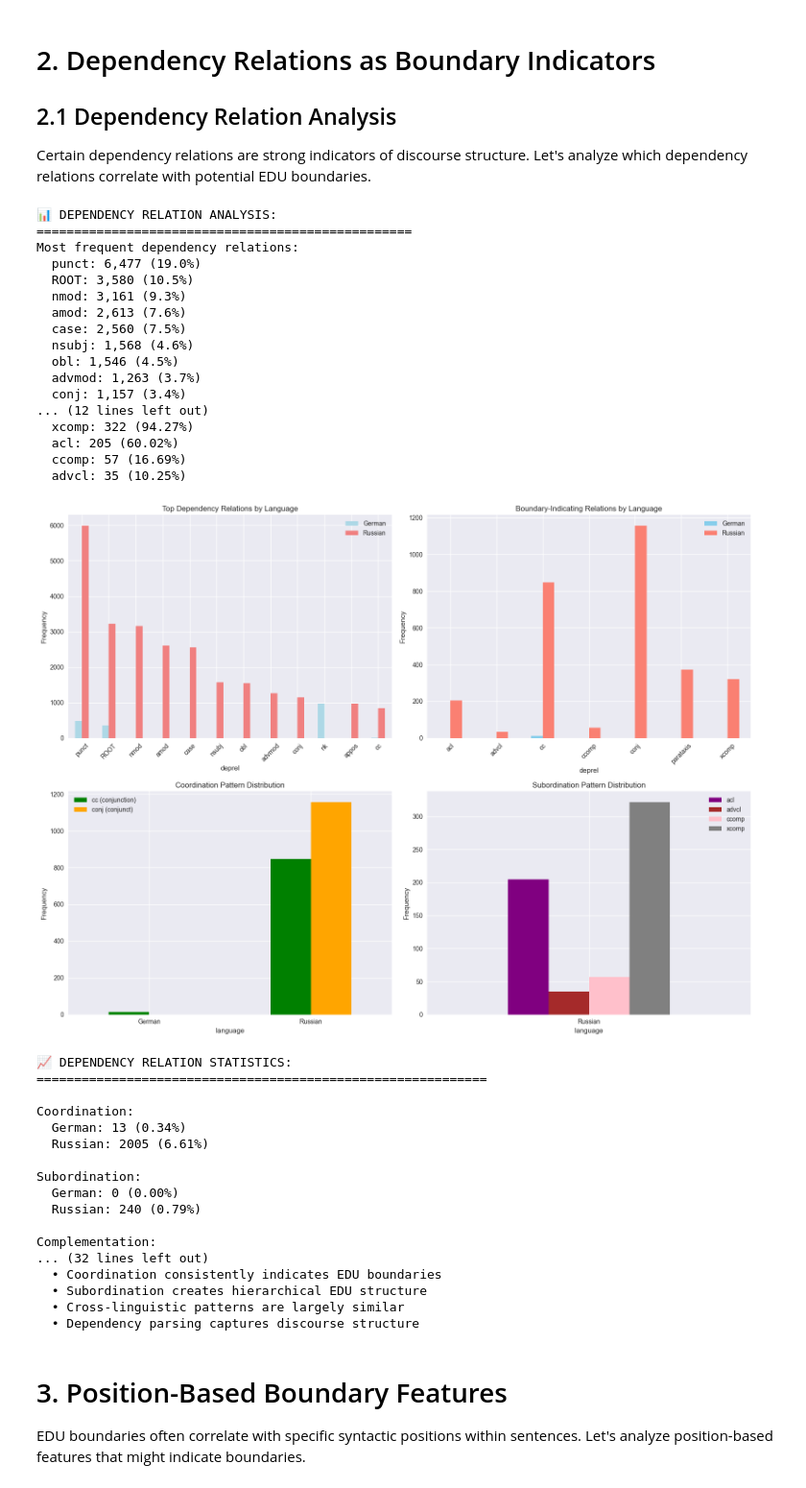
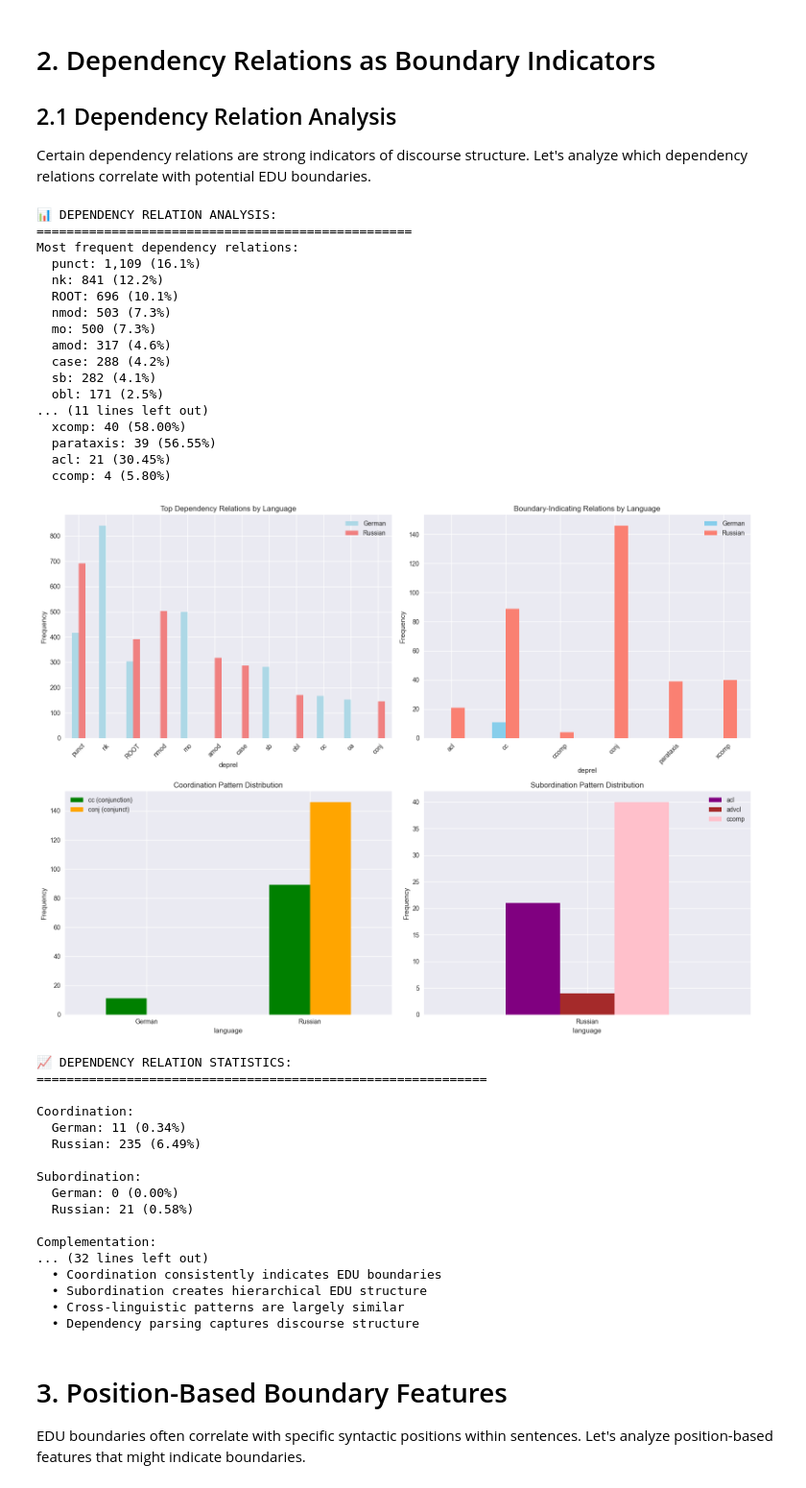
Before and after one commit to b-bblc/bachelor_thesis, a Jupyter notebook: notebooks/edu_boundary_detection.ipynb, the cells around one changed output. Shown: that part at 96% size. Drawn from its saved outputs; the diff is of its cells as text; code cells hidden in the pictures.

```diff
--- a/notebooks/edu_boundary_detection.ipynb
+++ b/notebooks/edu_boundary_detection.ipynb
@@ -220,16 +220,19 @@ print("🔧 Boundary detection functions defined!")
 # %% [output]
 🔧 Boundary detection functions defined!
 # %%
-# Load Data for Boundary Analysis
+# Load Data for Boundary Analysis (limit to first 300 sentences per corpus)
 print("🇩🇪 Loading German data for boundary analysis...")
 german_parsed_dir = Path("../results/results_german/parsed_dependencies")
 german_sentences = []
 
 if german_parsed_dir.exists():
-    for file_path in list(german_parsed_dir.glob("*.conllu"))[:20]:  # Limit to first 20 files for analysis
+    for file_path in german_parsed_dir.glob("*.conllu"):
         file_sentences = read_conllu_with_boundaries(file_path)
         german_sentences.extend(file_sentences)
-    print(f"✅ Loaded {len(german_sentences)} German sentences from {min(20, len(list(german_parsed_dir.glob('*.conllu'))))} files")
+        if len(german_sentences) >= 300:
+            german_sentences = german_sentences[:300]
+            break
+    print(f"✅ Loaded {len(german_sentences)} German sentences (limited to 300)")
 else:
     print("❌ German data directory not found")
 
@@ -238,10 +241,13 @@ russian_parsed_dir = Path("../results/results_russian/parsed_dependencies")
 russian_sentences = []
 
 if russian_parsed_dir.exists():
-    for file_path in list(russian_parsed_dir.glob("*.conllu"))[:20]:  # Limit to first 20 files for analysis
+    for file_path in russian_parsed_dir.glob("*.conllu"):
         file_sentences = read_conllu_with_boundaries(file_path)
         russian_sentences.extend(file_sentences)
-    print(f"✅ Loaded {len(russian_sentences)} Russian sentences from {min(20, len(list(russian_parsed_dir.glob('*.conllu'))))} files")
+        if len(russian_sentences) >= 300:
+            russian_sentences = russian_sentences[:300]
+            break
+    print(f"✅ Loaded {len(russian_sentences)} Russian sentences (limited to 300)")
 else:
     print("❌ Russian data directory not found")
 
@@ -264,6 +270,7 @@ print(f"Features:       {len(all_boundary_features.columns)}")
 
 # Show sample
 print(f"\n🔍 SAMPLE BOUNDARY FEATURES:")
-display(all_boundary_features[['language', 'form', 'upos', 'deprel', 'is_punctuation', 'is_conjunction', 'is_sentence_end']].head(10))
+display(all_boundary_features[all_boundary_features['language'] == 'German'][['language', 'form', 'upos', 'deprel', 'is_punctuation', 'is_conjunction', 'is_sentence_end']].head(20))
+display(all_boundary_features[all_boundary_features['language'] == 'Russian'][['language', 'form', 'upos', 'deprel', 'is_punctuation', 'is_conjunction', 'is_sentence_end']].tail(20))
 # %% [output]
 🇩🇪 Loading German data for boundary analysis...
@@ -737,65 +772,70 @@ for rel in major_boundary_rels:
     russian_count = len(russian_boundary_features[russian_boundary_features['deprel'] == rel])
     contingency_data.append([german_count, russian_count])
 
-if contingency_data:
+# Remove rows where both counts are zero
+contingency_data = [row for row in contingency_data if any(val != 0 for val in row)]
+
+if contingency_data and len(contingency_data) > 1:
     chi2, p_value, dof, expected = chi2_contingency(contingency_data)
 
     print(f"Chi-square test for dependency relation differences:")
     print(f"  Chi-square: {chi2:.3f}")
     print(f"  p-value: {p_value:.3e}")
     print(f"  Degrees of freedom: {dof}")
 
     if p_value < 0.05:
         print("  🔴 SIGNIFICANT differences in dependency relation patterns")
     else:
         print("  🟢 NO significant differences in dependency relation patterns")
+else:
+    print("Not enough data for chi-square test (all-zero or single-row contingency table).")
 
 print(f"\n🎯 BOUNDARY DETECTION RULES FROM DEPENDENCY RELATIONS:")
 print(f"{'='*60}")
 print("High-confidence boundary indicators:")
 print("  • conj (conjunct) relations = strong EDU boundaries")
 print("  • cc (coordinating conjunction) = boundary markers")
 print("  • advcl (adverbial clause) = new EDU beginnings")
 print("  • ccomp/xcomp (clausal complements) = potential boundaries")
 
 print(f"\nMedium-confidence indicators:")
 print("  • acl (adnominal clause) = embedded discourse units")
 print("  • parataxis = parallel structures")
 
 print(f"\n💡 Key insights:")
 print(f"  • Coordination consistently indicates EDU boundaries")
 print("  • Subordination creates hierarchical EDU structure")
 print("  • Cross-linguistic patterns are largely similar")
 print("  • Dependency parsing captures discourse structure")
 # %% [output]
 📊 DEPENDENCY RELATION ANALYSIS:
 ==================================================
 Most frequent dependency relations:
-  punct: 6,477 (19.0%)
-  ROOT: 3,580 (10.5%)
-  nmod: 3,161 (9.3%)
-  amod: 2,613 (7.6%)
-  case: 2,560 (7.5%)
-  nsubj: 1,568 (4.6%)
-  obl: 1,546 (4.5%)
-  advmod: 1,263 (3.7%)
-  conj: 1,157 (3.4%)
-... (12 lines left out)
-  xcomp: 322 (94.27%)
-  acl: 205 (60.02%)
-  ccomp: 57 (16.69%)
-  advcl: 35 (10.25%)
+  punct: 1,109 (16.1%)
+  nk: 841 (12.2%)
+  ROOT: 696 (10.1%)
+  nmod: 503 (7.3%)
+  mo: 500 (7.3%)
+  amod: 317 (4.6%)
+  case: 288 (4.2%)
+  sb: 282 (4.1%)
+  obl: 171 (2.5%)
+... (11 lines left out)
+  xcomp: 40 (58.00%)
+  parataxis: 39 (56.55%)
+  acl: 21 (30.45%)
+  ccomp: 4 (5.80%)
-[figure, old version]
+[figure, new version]
 📈 DEPENDENCY RELATION STATISTICS:
 ============================================================
 
 Coordination:
-  German: 13 (0.34%)
-  Russian: 2005 (6.61%)
+  German: 11 (0.34%)
+  Russian: 235 (6.49%)
 
 Subordination:
   German: 0 (0.00%)
-  Russian: 240 (0.79%)
+  Russian: 21 (0.58%)
 
 Complementation:
 ... (32 lines left out)
```
Also changed, not shown: parts of 7 cells of this notebook.
